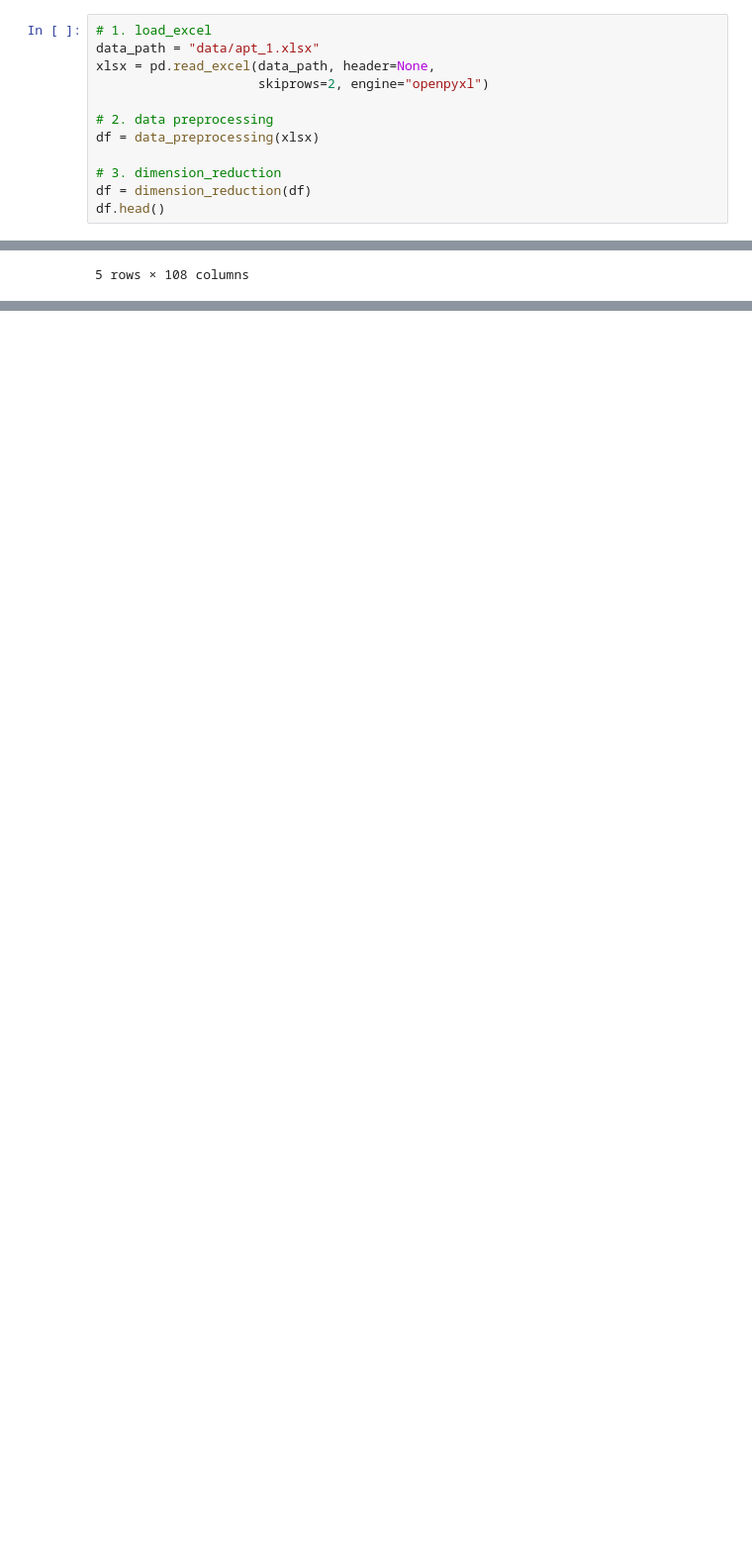
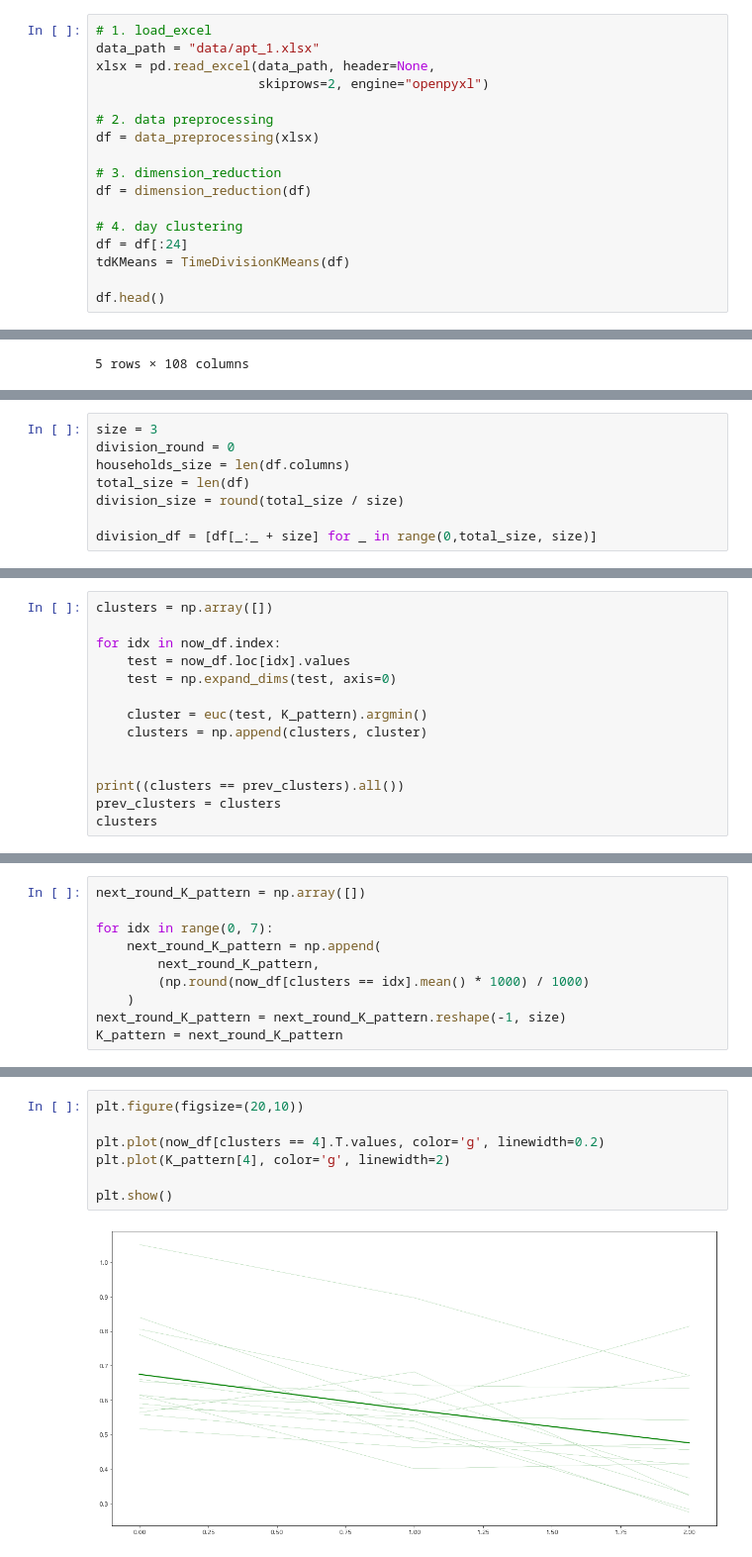
Before and after one commit to formegusto/distribution-by-contribution, a Jupyter notebook: Time Division KMeans.ipynb, the cells around one changed output, grey strips where cells are left out. Shown: that part at 99% size. Saved outputs shown, nothing was run; the diff lists cells and outputs as text; blank space fills up the shorter version.

Commit message:
update : time division kmeans

```diff
--- a/Time Division KMeans.ipynb
+++ b/Time Division KMeans.ipynb
@@ -28,6 +30,11 @@ df = data_preprocessing(xlsx)
 
 # 3. dimension_reduction
 df = dimension_reduction(df)
+
+# 4. day clustering
+df = df[:24]
+tdKMeans = TimeDivisionKMeans(df)
+
 df.head()
 # %% [output]
 |  | 아파트1-104-1206 | 아파트1-104-303 | 아파트1-104-1307 | 아파트1-104-1208 | 아파트1-104-408 | 아파트1-104-203 | 아파트1-103-1402 | ... |
@@ -46,0 +52,8 @@ K is 8
+# %%
+size = 3
+division_round = 0
+households_size = len(df.columns)
+total_size = len(df)
+division_size = round(total_size / size)
+
+division_df = [df[_:_ + size] for _ in range(0,total_size, size)]
@@ -46,0 +94,14 @@ K is 8
+# %%
+clusters = np.array([])
+
+for idx in now_df.index:
+    test = now_df.loc[idx].values
+    test = np.expand_dims(test, axis=0)
+
+    cluster = euc(test, K_pattern).argmin()
+    clusters = np.append(clusters, cluster)
+
+
+print((clusters == prev_clusters).all())
+prev_clusters = clusters
+clusters
@@ -46,0 +117,10 @@ K is 8
+# %%
+next_round_K_pattern = np.array([])
+
+for idx in range(0, 7):
+    next_round_K_pattern = np.append(
+        next_round_K_pattern,
+        (np.round(now_df[clusters == idx].mean() * 1000) / 1000)
+    )
+next_round_K_pattern = next_round_K_pattern.reshape(-1, size)
+K_pattern = next_round_K_pattern
@@ -46,0 +145,9 @@ K is 8
+# %%
+plt.figure(figsize=(20,10))
+
+plt.plot(now_df[clusters == 4].T.values, color='g', linewidth=0.2)
+plt.plot(K_pattern[4], color='g', linewidth=2)
+
+plt.show()
+# %% [output]
+[figure, added]
```
Also changed, not shown: parts of 9 cells of this notebook, 1 other file.
